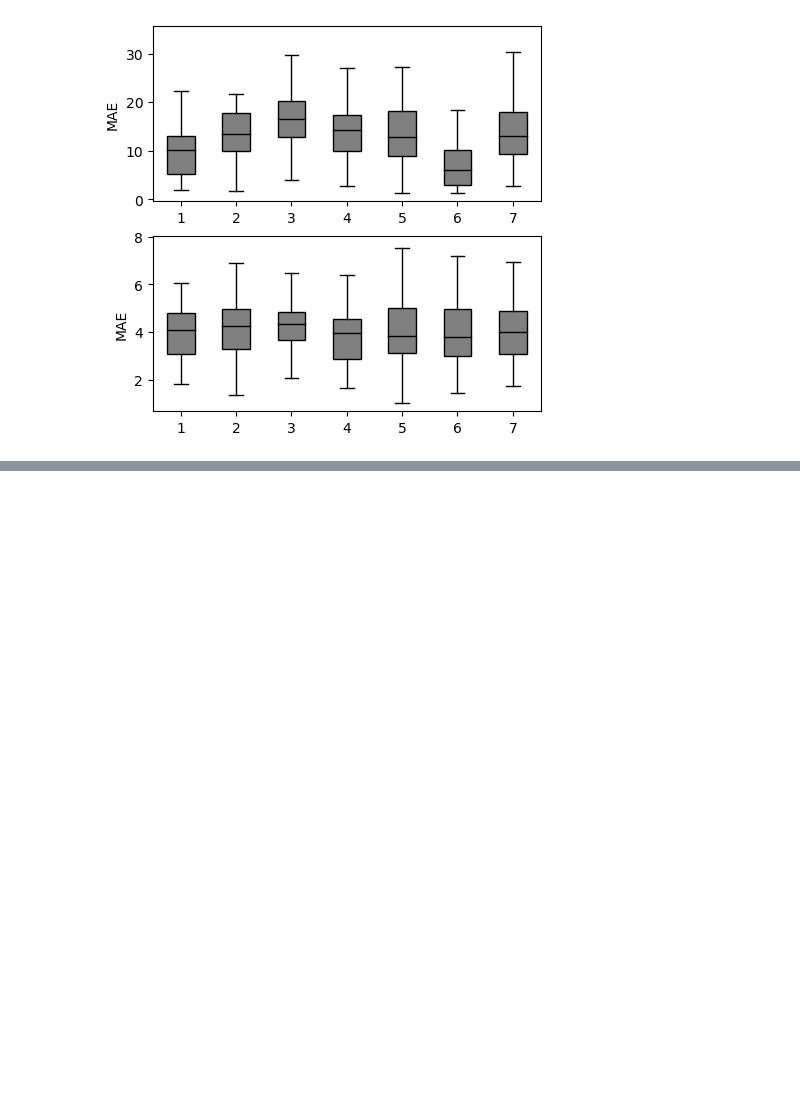
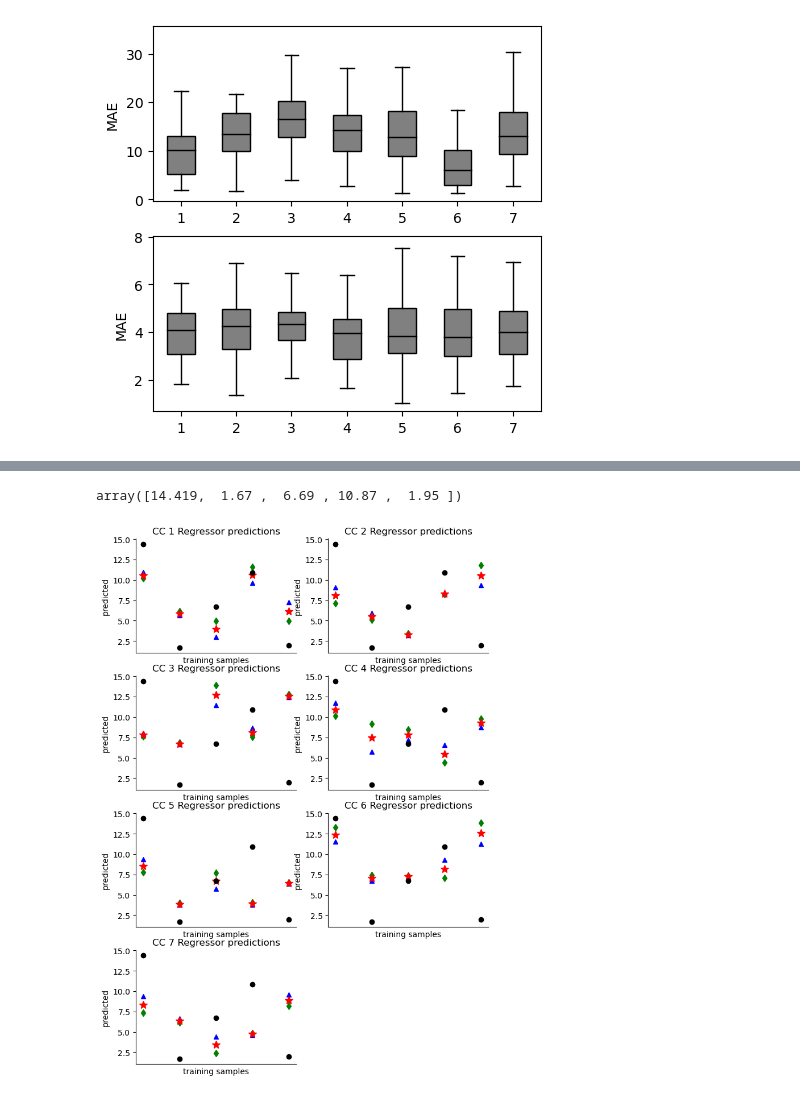
Before and after one commit to nicolascatz/CRPN_DTI_AGING_DPAKNC, a Jupyter notebook: scripts/DTI_Aging_FeatSelect_and_votingRegressor_251213_NC.ipynb, the cells around one changed output, grey strips where cells are left out. Drawn from its saved outputs; the diff is of its cells as text; code cells hidden in the pictures; blank space fills up the shorter version.

```diff
--- a/scripts/DTI_Aging_FeatSelect_and_votingRegressor_251213_NC.ipynb
+++ b/scripts/DTI_Aging_FeatSelect_and_votingRegressor_251213_NC.ipynb
@@ -469,3 +475,78 @@ ax[1].set_ylabel('MAE')
 # %% [output]
 Text(0, 0.5, 'MAE')
 [figure]
+# %%
+import matplotlib.pyplot as plt
+from sklearn.model_selection import train_test_split
+from sklearn.datasets import load_diabetes
+from sklearn.ensemble import (
+    GradientBoostingRegressor,
+    RandomForestRegressor,
+    VotingRegressor,
+)
+from sklearn.preprocessing import StandardScaler, MinMaxScaler, RobustScaler
+from sklearn.linear_model import LinearRegression
+from sklearn.metrics import mean_squared_error, r2_score, mean_absolute_error
+
+featSelectedOn='age'
+target='jnd'
+
+if target=='age':
+    y=age       # Features (independent variable)
+elif target=='jnd':
+    y=jnd       # Features (independent variable)
+
+if featSelectedOn=='age':
+    SelectedFeat=ranked_feat_allCC_tgt[0]
+elif featSelectedOn=='jnd':
+    SelectedFeat=ranked_feat_allCC_tgt[1]
+
+figure, axs = plt.subplots(nrows=4, ncols=2, figsize=(8, 12)
+                           )
+
+axs = axs.flatten()
+random_state=np.random.randint(0,100)
+print("Random state:", random_state)
+for cc in range(0,7):
+    select_feature=np.where(SelectedFeat[cc]==1)
+
+    X=DTI[:,select_feature[0].tolist(),cc]
+
+    X_train, X_test, y_train, y_test = train_test_split(X, y, test_size=0.1,random_state=random_state)
+
+    scaler = StandardScaler()
+    X_train_scaled = scaler.fit_transform(X_train)
+    X_test_scaled = scaler.transform(X_test)
+         # Target (dependent variable)
+# Train classifiers
+    reg1 = GradientBoostingRegressor(random_state=1)
+    reg2 = RandomForestRegressor(random_state=1)
+
+
+    reg1.fit(X_train_scaled, y_train)
+    reg2.fit(X_train_scaled, y_train)
+
+    ereg = VotingRegressor([("gb", reg1), ("rf", reg2)])
+    ereg.fit(X_train_scaled, y_train)
+
+
+    pred1 = reg1.predict(X_test_scaled)
+    pred2 = reg2.predict(X_test_scaled)
+    pred4 = ereg.predict(X_test_scaled)
+    # print("r2_score:", r2_score(y_test, pred4))
+    print("MAE:", mean_absolute_error(y_test, pred4))
+    axs[cc].plot(pred1, "gd", label="GradientBoostingRegressor")
+    axs[cc].plot(pred2, "b^", label="RandomForestRegressor")
+    axs[cc].plot(pred4, "r*", ms=10, label="VotingRegressor")
+    axs[cc].plot(y_test, "ko", label="True values")
+    axs[cc].tick_params(axis="x", which="both", bottom=False, top=False, labelbottom=False)
+    axs[cc].set_ylabel("predicted")
+    axs[cc].set_xlabel("training samples")
+    # axs[cc].legend(loc="best", fontsize=6, frameon=False)
+    axs[cc].set_title(f"CC {cc+1} Regressor predictions")
+    axs[cc].spines['top'].set_visible(False)
+    axs[cc].spines['right'].set_visible(False)
+
+axs[7].axis('off')
+y_test
+# %% [output]
@@ -471,0 +561,2 @@ Text(0, 0.5, 'MAE')
+array([14.419,  1.67 ,  6.69 , 10.87 ,  1.95 ])
+[figure, added]
```
Also changed, not shown: parts of 8 cells of this notebook, 3 other files.
